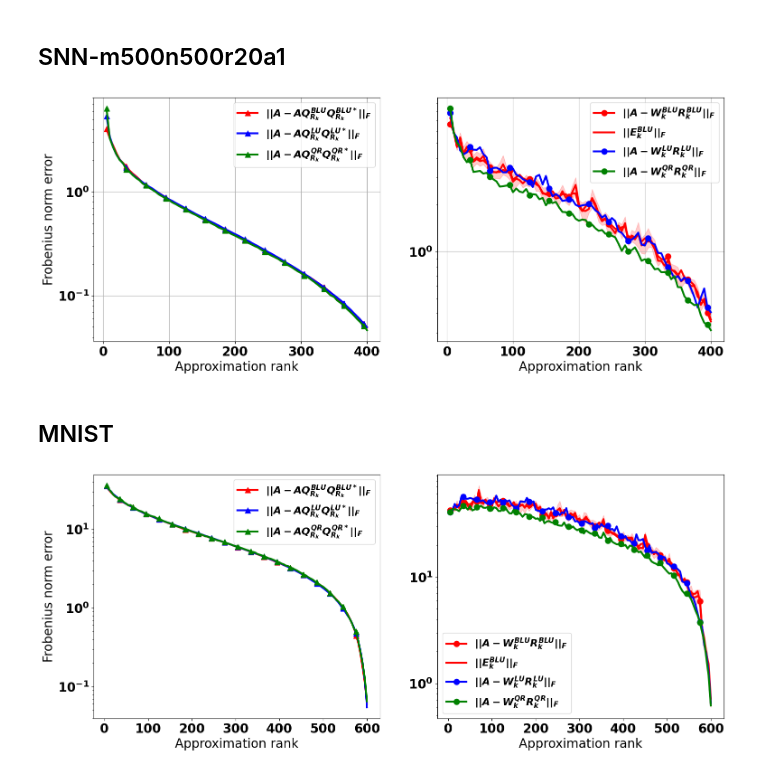
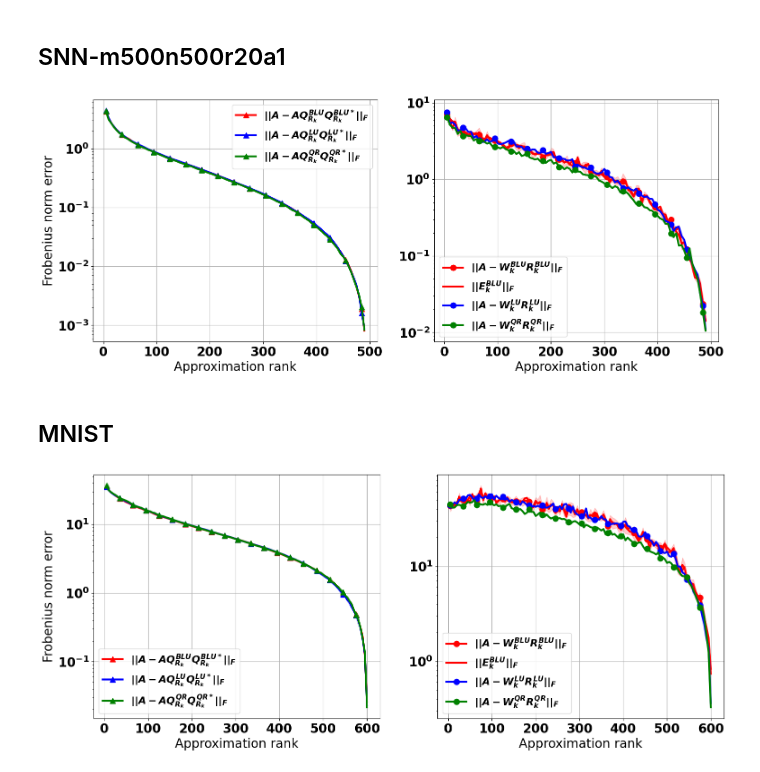
Before and after one commit to dyjdongyijun/Robust_Blockwise_Random_Pivoting, a Jupyter notebook: python/demo.ipynb, the cells around one changed output. Cells and saved outputs as stored; diff of their text form; code cells hidden in the pictures.

```diff
--- a/python/demo.ipynb
+++ b/python/demo.ipynb
@@ -585,7 +585,7 @@ def plot_mean_variance(xx, yy, key='name', marker='-', markevery=7, color='k', a
 target_tag = 'Gaussian-poly1'
 errors, others, ranks = compare_id_algorithms(targets[target_tag], mode='lu')
 # %%
-max_x = 400
+max_x = 490
 mask = ranks<=max_x
 markevery = 6
 
@@ -723,7 +723,7 @@ plt.savefig(f'../figs/{target_tag}__rank{ranks[-1]:d}__BLU_LU_QR.png')
 target_tag = 'SNN-m500n500r20a1'
 errors, others, ranks = compare_id_algorithms(targets[target_tag], mode='lu')
 # %%
-max_x = 400
+max_x = 490
 mask = ranks<=max_x
 markevery = 6
 
@@ -734,34 +734,34 @@ for err_key, err_val in errors.items():
         plt.plot(ranks[mask], err_val[mask], plot_styler[err_key], label=plot_legends[err_key], markevery=markevery)
         # plt.plot(ranks, err_val, plot_styler[err_key], label=plot_legends[err_key], markevery=markevery)
 plt.legend()
 plt.xlabel('Approximation rank')
 plt.ylabel('Frobenius norm error')
 ax = plt.gca()
 ax.set_yscale('log')
 
 plt.subplot(1,2,2)
 for err_key, err_val in errors.items():
     if err_key=='IRMS_EST':
         plot_mean_variance(
             ranks[mask], err_val[:,mask],
             key=plot_legends[err_key],
             marker=plot_styler[err_key], markevery=markevery,
             color=plot_styler[err_key][0], alpha=0.2,
         )
     elif err_key.find('Stable')==-1:
         plt.plot(ranks[mask], err_val[mask], plot_styler[err_key], label=plot_legends[err_key], markevery=markevery)
         # plt.plot(ranks, err_val, plot_styler[err_key], label=plot_legends[err_key], markevery=markevery)
 plt.legend()
 plt.xlabel('Approximation rank')
 ax = plt.gca()
 ax.set_yscale('log')
 
 # for key, val in others.items():
 #     plt.plot(ranks[mask], val[mask], plot_styler[key], label=key, markevery=markevery)
 # plt.legend()
 plt.savefig(f'../figs/{target_tag}__rank{ranks[-1]:d}__BLU_LU_QR.png')
 # %% [output]
-[figure, old version]
+[figure, new version]
 # %% [markdown]
 ## MNIST
 # %%
@@ -806,4 +806,4 @@ ax.set_yscale('log')
 # plt.legend()
 plt.savefig(f'../figs/{target_tag}__rank{ranks[-1]:d}__BLU_LU_QR.png')
 # %% [output]
-[figure, old version]
+[figure, new version]
```
Also changed, not shown: parts of 1 cell of this notebook.
